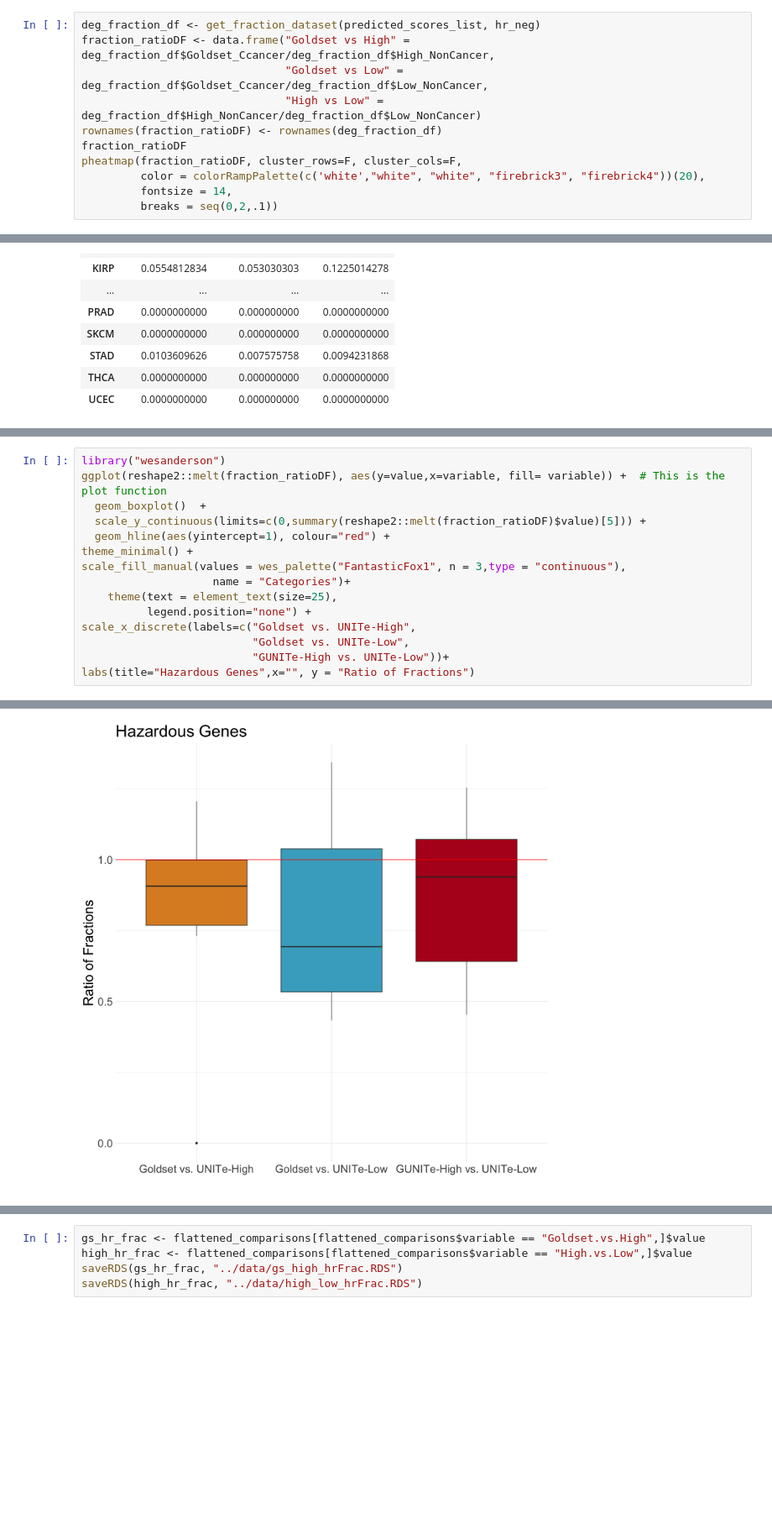
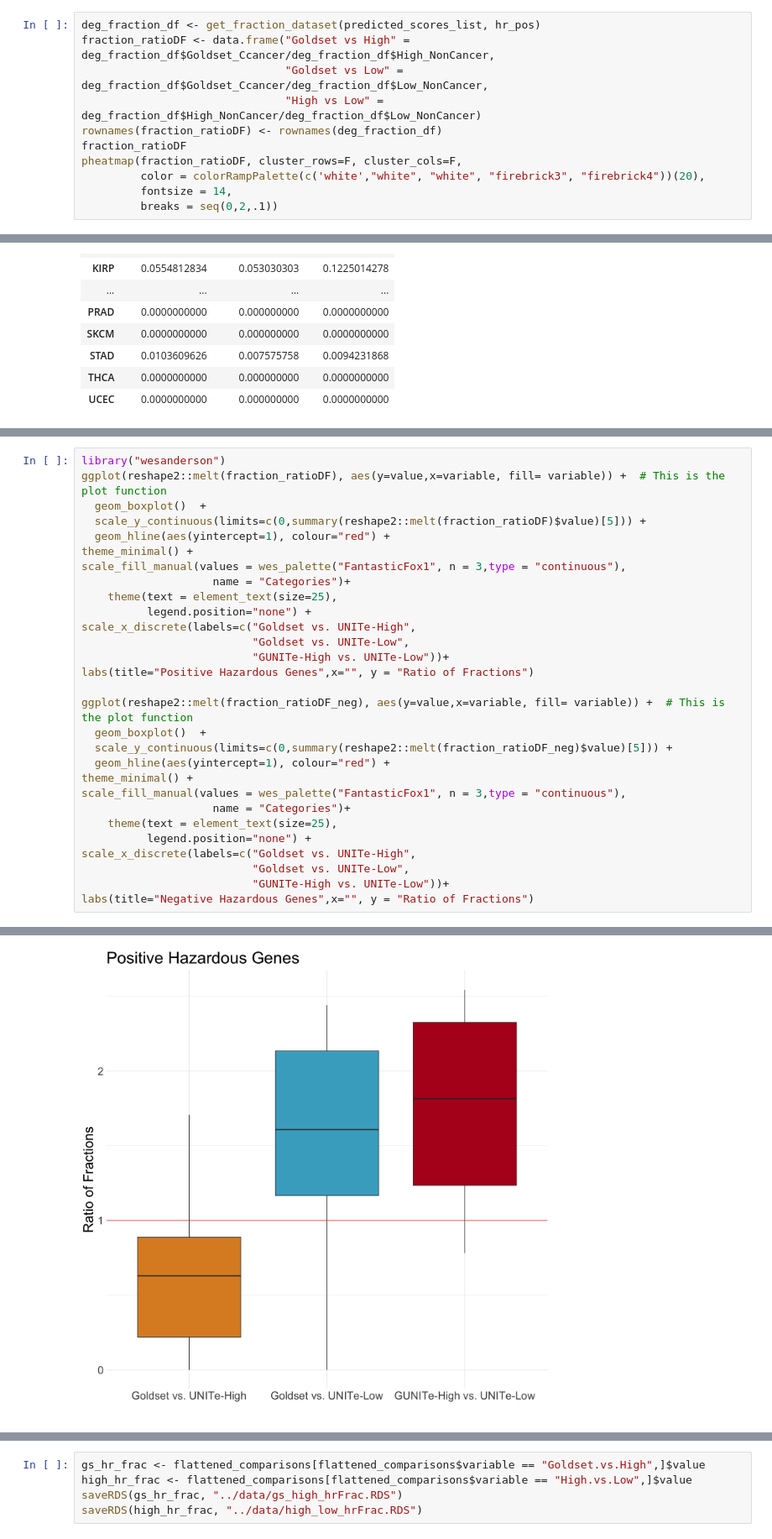
Before and after one commit to hannenhalli-lab/conserved_links_homeostasis_oncogenesis, a Jupyter notebook: scripts/Cancer_HR.ipynb, the cells around one changed output, grey strips where cells are left out. Shown at 84% size. Saved outputs shown, nothing was run; the diff lists cells and outputs as text; blank space fills up the shorter version.

```diff
--- a/scripts/Cancer_HR.ipynb
+++ b/scripts/Cancer_HR.ipynb
@@ -479,7 +479,7 @@ for(i in 1:length(survivalList)) {
 
 }
 # %%
-deg_fraction_df <- get_fraction_dataset(predicted_scores_list, hr_neg)
+deg_fraction_df <- get_fraction_dataset(predicted_scores_list, hr_pos)
 fraction_ratioDF <- data.frame("Goldset vs High" = deg_fraction_df$Goldset_Ccancer/deg_fraction_df$High_NonCancer,
                                "Goldset vs Low" = deg_fraction_df$Goldset_Ccancer/deg_fraction_df$Low_NonCancer,
                                "High vs Low" = deg_fraction_df$High_NonCancer/deg_fraction_df$Low_NonCancer)
@@ -589,5 +589,19 @@ scale_fill_manual(values = wes_palette("FantasticFox1", n = 3,type = "continuous
 scale_x_discrete(labels=c("Goldset vs. UNITe-High",
                           "Goldset vs. UNITe-Low",
                           "GUNITe-High vs. UNITe-Low"))+
-labs(title="Hazardous Genes",x="", y = "Ratio of Fractions")
+labs(title="Positive Hazardous Genes",x="", y = "Ratio of Fractions")
+
+ggplot(reshape2::melt(fraction_ratioDF_neg), aes(y=value,x=variable, fill= variable)) +  # This is the plot function
+  geom_boxplot()  +
+  scale_y_continuous(limits=c(0,summary(reshape2::melt(fraction_ratioDF_neg)$value)[5])) +
+  geom_hline(aes(yintercept=1), colour="red") +
+theme_minimal() +
+scale_fill_manual(values = wes_palette("FantasticFox1", n = 3,type = "continuous"),
+                    name = "Categories")+
+    theme(text = element_text(size=25),
+          legend.position="none") +
+scale_x_discrete(labels=c("Goldset vs. UNITe-High",
+                          "Goldset vs. UNITe-Low",
+                          "GUNITe-High vs. UNITe-Low"))+
+labs(title="Negative Hazardous Genes",x="", y = "Ratio of Fractions")
 # %% [output]
@@ -594,7 +614,7 @@ labs(title="Hazardous Genes",x="", y = "Ratio of Fractions")
 No id variables; using all as measure variables
 
 No id variables; using all as measure variables
 
 Warning message:
 “Removed 38 rows containing non-finite values (`stat_boxplot()`).”
-[figure, old version]
+[figure, new version]
```
Also changed, not shown: parts of 9 cells of this notebook.
